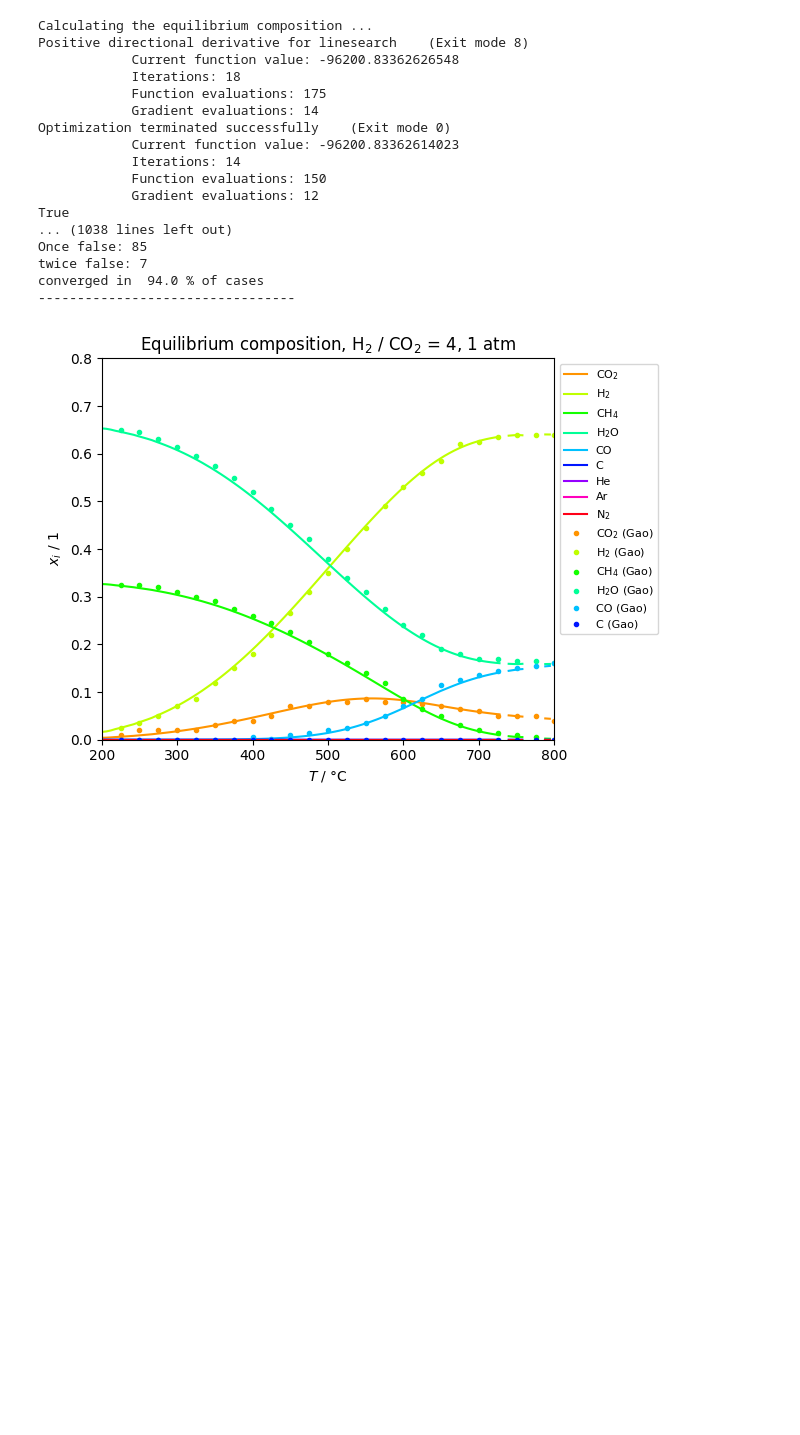
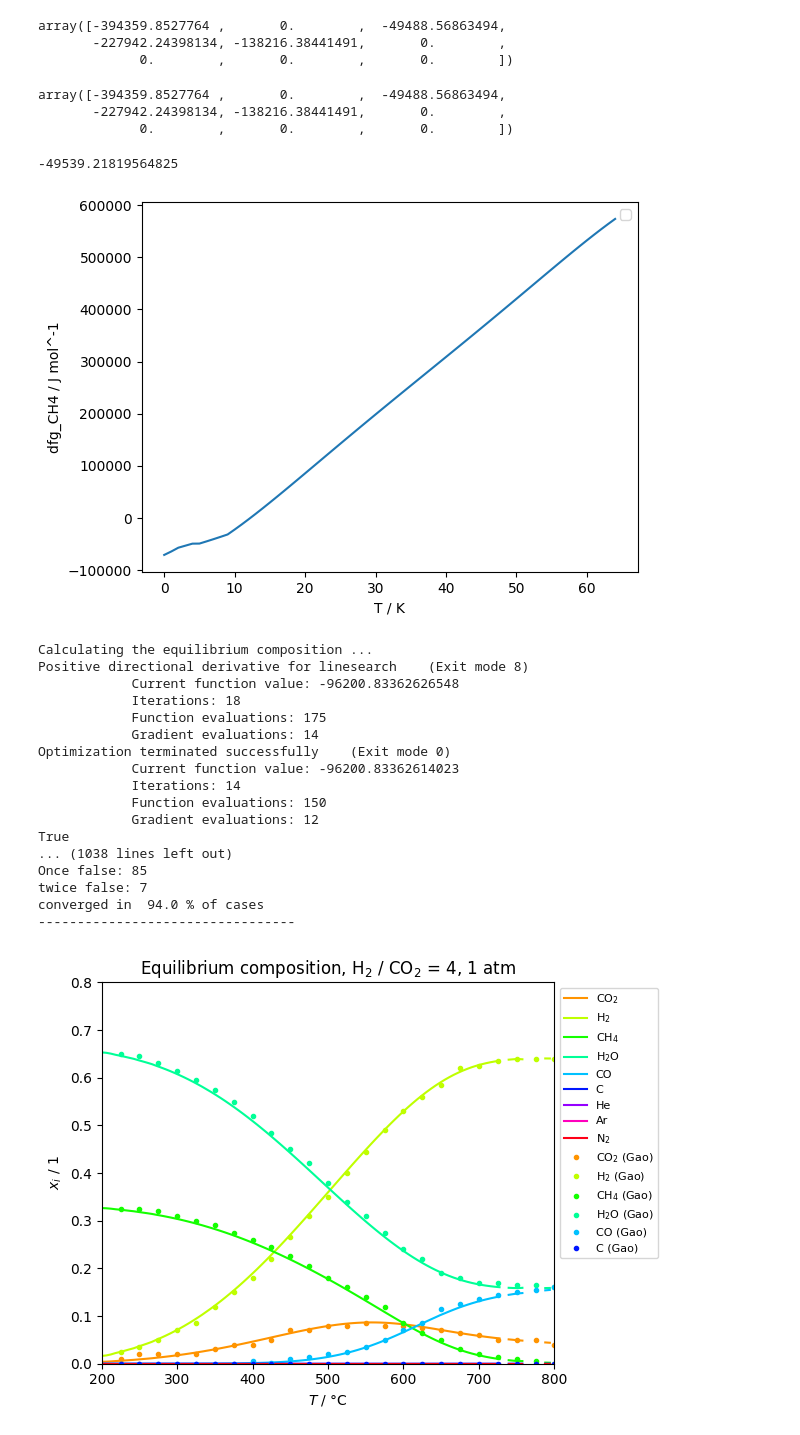
Before and after one commit to ChemRxnEngLab/GibbsEnergyMinimizationModel, a Jupyter notebook: gibbsminimization.ipynb, the cells around one changed output. Saved outputs shown, nothing was run; the diff lists cells and outputs as text; code cells hidden in the pictures; blank space fills up the shorter version.

```diff
--- a/gibbsminimization.ipynb
+++ b/gibbsminimization.ipynb
@@ -75,0 +37,47 @@ def g_T(n, T, p, type):
+# %%
+dfg(298.15)
+# %% [output]
+array([-394359.8527764 ,       0.        ,  -49488.56863494,
+       -227942.24398134, -138216.38441491,       0.        ,
+             0.        ,       0.        ,       0.        ])
+# %%
+T = np.array([
+    0, 100, 200, 250, 298.15, 300, 350, 400, 450, 500, 600, 700, 800, 900, 1000, 1100, 1200, 1300, 1400, 1500,
+    1600, 1700, 1800, 1900, 2000, 2100, 2200, 2300, 2400, 2500, 2600, 2700, 2800, 2900, 3000, 3100, 3200, 3300,
+    3400, 3500, 3600, 3700, 3800, 3900, 4000, 4100, 4200, 4300, 4400, 4500, 4600, 4700, 4800, 4900, 5000, 5100,
+    5200, 5300, 5400, 5500, 5600, 5700, 5800, 5900, 6000
+])
+
+dfg_CH4 = np.array([
+    -66911, -64353, -58161, -54536, -50768, -50618, -46445, -42054, -37476, -32741,
+    -22887, -12643, -2115, 8616, 19492, 30472, 41524, 52626, 63761, 74918, 86088,
+    97265, 108445, 119624, 130802, 141975, 153144, 164308, 175467, 186622, 197771,
+    208916, 220058, 231196, 242332, 253465, 264598, 275730, 286861, 297993, 309127,
+    320262, 331401, 342542, 353687, 364838, 375993, 387155, 398322, 409497, 420679,
+    431869, 443069, 454217, 465495, 476722, 487961, 499210, 510470, 521741, 533025,
+    544320, 555628, 556946, 578279])
+# %%
+# Perform 5th order polynomial fit
+coefficients = np.polyfit(T, dfg_CH4, 5)
+# %%
+dfg(298.15)
+# %% [output]
+array([-394359.8527764 ,       0.        ,  -49488.56863494,
+       -227942.24398134, -138216.38441491,       0.        ,
+             0.        ,       0.        ,       0.        ])
+# %%
+np.polyval(coefficients, 298.15)
+# %% [output]
+-49539.21819564825
+# %%
+# plot dfg_CH4 vs T and the polynomial fit
+#plt.plot(T, dfg_CH4, 'o', label='data')
+#plt.plot(T, np.polyval(coefficients, T), label='fit')
+plt.plot(np.polyval(coefficients, T)), np.polyval([-1.19480733487367e-13, 2.05212901276465e-9,  -1.30585665138136e-5, 3.77285316328865e-2,  6.34019284855666e1, -7.14155077436689e4], T)
+#plt.plot(T, np.polyval([-1.19480733487367e-13, 2.05212901276465e-9,  -1.30585665138136e-5, 3.77285316328865e-2,  6.34019284855666e1, -7.14155077436689e4], T))
+plt.xlabel('T / K')
+plt.ylabel('dfg_CH4 / J mol^-1')
+plt.legend()
+plt.show()
+# %% [output]
+[figure, added]
```
Also changed, not shown: parts of 2 cells of this notebook, 5 other files.
